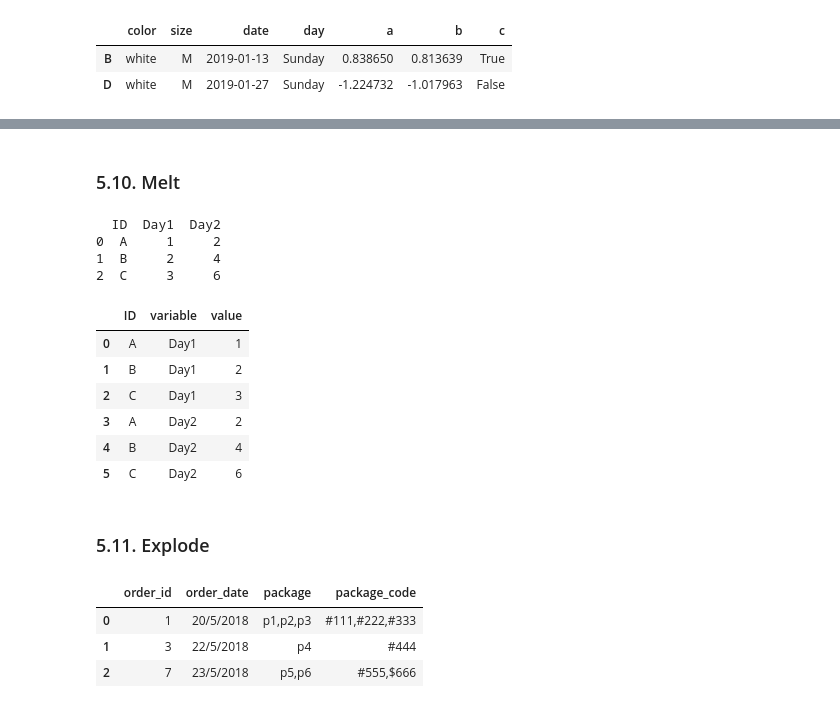
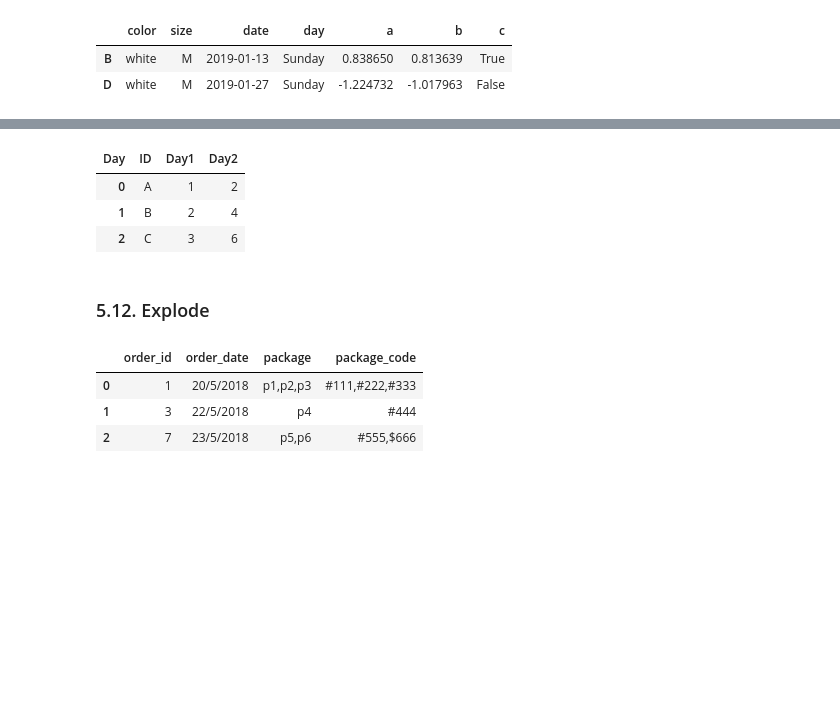
Before and after one commit to Jay4869/Data-Science, a Jupyter notebook: Python/Pandas/Pandas - Intro.ipynb, the cells around one changed output, grey strips where cells are left out. Drawn from its saved outputs; the diff is of its cells as text; code cells hidden in the pictures; blank space fills up the shorter version.

```diff
--- a/Python/Pandas/Pandas - Intro.ipynb
+++ b/Python/Pandas/Pandas - Intro.ipynb
@@ -585,25 +612,12 @@ df.groupby('color').filter(lambda x: len(x) > 1)
+# %%
+temp.pivot_table(index=['ID'], columns='Day', values='Value').reset_index()
+# %% [output]
+| Day | ID | Day1 | Day2 |
+| 0 | A | 1 | 2 |
+| 1 | B | 2 | 4 |
+| 2 | C | 3 | 6 |
 # %% [markdown]
-### 5.10. Melt
+### 5.12. Explode
-# %%
-# Convert wide dataframes to narrow
-temp = pd.DataFrame({'ID': ['A','B','C'], 'Day1': [1,2,3], 'Day2': [2,4,6]})
-print(temp)
-
-temp.melt(id_vars=['ID'])
-# %% [output]
-  ID  Day1  Day2
-0  A     1     2
-1  B     2     4
-2  C     3     6
-|  | ID | variable | value |
-| 0 | A | Day1 | 1 |
-| 1 | B | Day1 | 2 |
-| 2 | C | Day1 | 3 |
-| 3 | A | Day2 | 2 |
-| 4 | B | Day2 | 4 |
-| 5 | C | Day2 | 6 |
-# %% [markdown]
-### 5.11. Explode
 # %%
 temp = {'order_id':[1,3,7],
         'order_date':['20/5/2018','22/5/2018','23/5/2018'],
```
Also changed, not shown: parts of 3 cells of this notebook.
